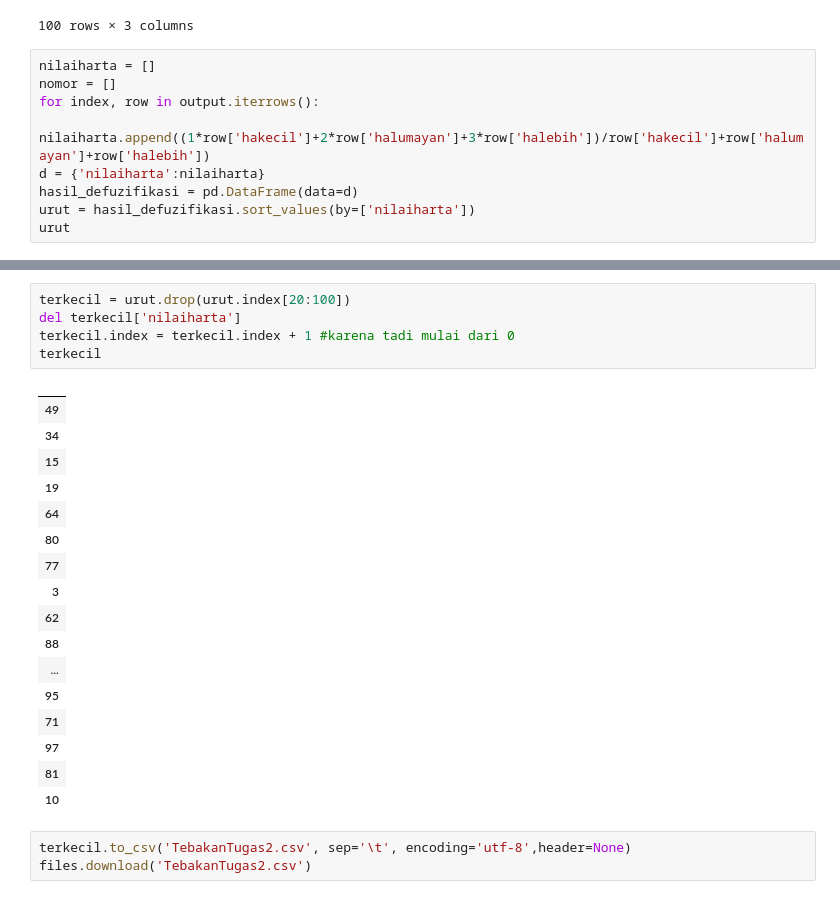
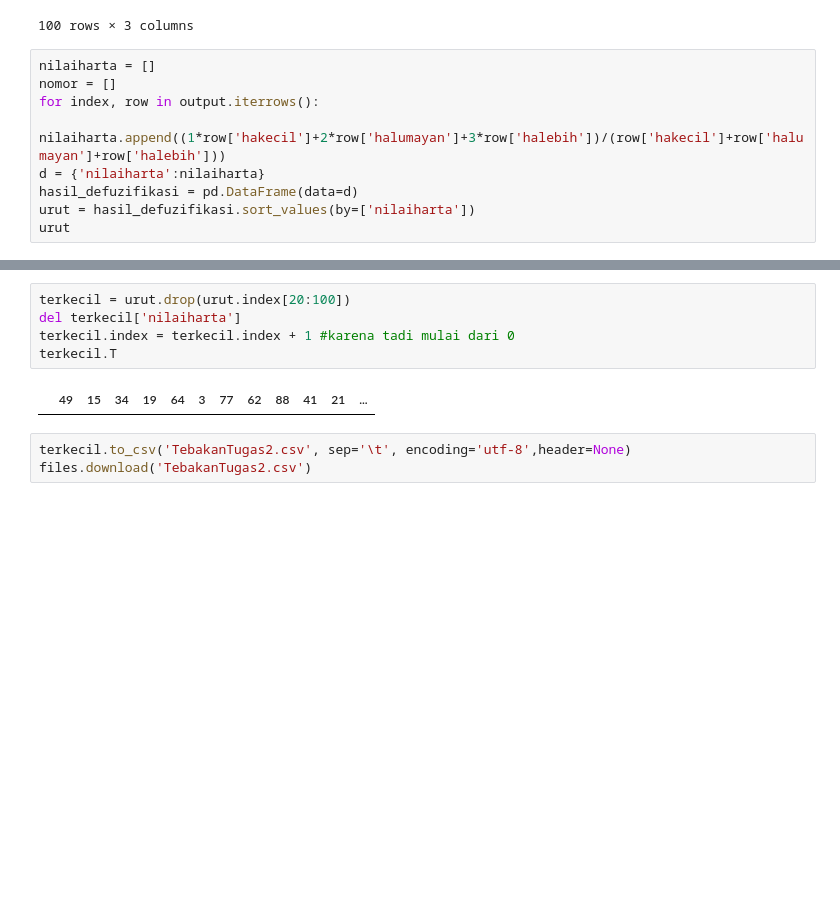
Before and after one commit to rizkiar00/Fuzzy-Logic, a Jupyter notebook: Fuzzy_Logic.ipynb, the cells around one changed output, grey strips where cells are left out. Drawn from its saved outputs; the diff is of its cells as text; blank space fills up the shorter version.

```diff
--- a/Fuzzy_Logic.ipynb
+++ b/Fuzzy_Logic.ipynb
@@ -223,7 +222,7 @@ output
 nilaiharta = []
 nomor = []
 for index, row in output.iterrows():
-  nilaiharta.append((1*row['hakecil']+2*row['halumayan']+3*row['halebih'])/row['hakecil']+row['halumayan']+row['halebih'])
+  nilaiharta.append((1*row['hakecil']+2*row['halumayan']+3*row['halebih'])/(row['hakecil']+row['halumayan']+row['halebih']))
 d = {'nilaiharta':nilaiharta}
 hasil_defuzifikasi = pd.DataFrame(data=d)
 urut = hasil_defuzifikasi.sort_values(by=['nilaiharta'])
@@ -250,26 +249,10 @@ urut
 # %%
 terkecil = urut.drop(urut.index[20:100])
 del terkecil['nilaiharta']
 terkecil.index = terkecil.index + 1 #karena tadi mulai dari 0
-terkecil
+terkecil.T
 # %% [output]
-|  |
-| 49 |
-| 34 |
-| 15 |
-| 19 |
-| 64 |
-| 80 |
-| 77 |
-| 3 |
-| 62 |
-| 88 |
-| ... |
-| 95 |
-| 71 |
-| 97 |
-| 81 |
-| 10 |
+|  | 49 | 15 | 34 | 19 | 64 | 3 | 77 | 62 | 88 | 41 | 21 | ... |
 # %%
 terkecil.to_csv('TebakanTugas2.csv', sep='\t', encoding='utf-8',header=None)
 files.download('TebakanTugas2.csv')
```
Also changed, not shown: parts of 3 cells of this notebook.
